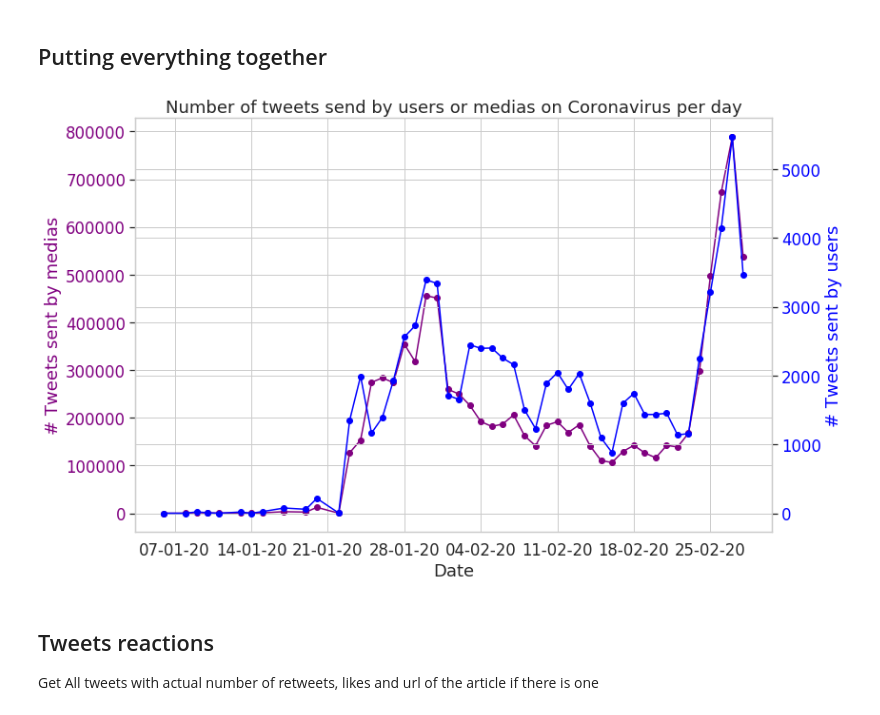
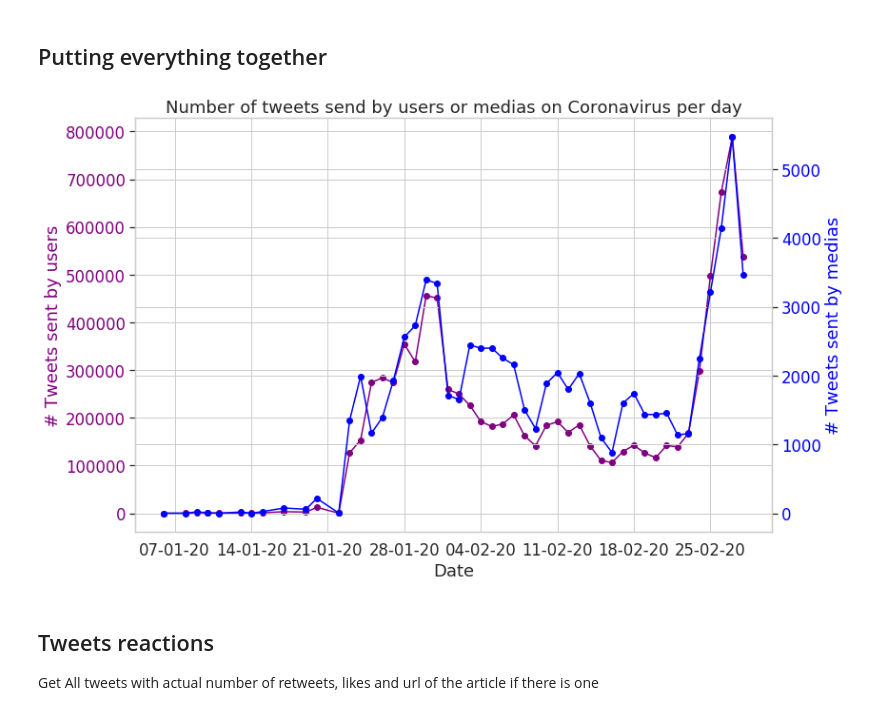
Before and after one commit to JRappaz/Panorama, a Jupyter notebook: notebooks/COVID.ipynb, the cells around one changed output. Drawn from its saved outputs; the diff is of its cells as text; code cells hidden in the pictures.

```diff
--- a/notebooks/COVID.ipynb
+++ b/notebooks/COVID.ipynb
@@ -147,14 +160,14 @@ plotTweetPerDay(tweets_medias_count, title, rolling_window=2)
 # %%
 tweets_per_day = groupHour.groupby([groupHour.date.dt.year, groupHour.date.dt.month, groupHour.date.dt.day])['count'].sum()
 tweets_per_day.index.names = ['Year', 'Month','Day']
 tweets_per_day = tweets_per_day.reset_index()
 tweets_per_day['date'] = pd.to_datetime(tweets_per_day[['Year', 'Month', 'Day']])
 tweets_per_day = tweets_per_day[['date', 'count']]
 
 merge = tweets_medias_count.merge(tweets_per_day, left_on='date', right_on='date', how='inner').fillna(0)
-plotTweetPerDay2Axis(merge, "count", "published", "date", y_1_label="# Tweets sent by medias", y_2_label="# Tweets sent by users")
+plotTweetPerDay2Axis(merge, "count", "published", "date", y_1_label="# Tweets sent by users", y_2_label="# Tweets sent by medias")
 # %% [output]
-[figure, old version]
+[figure, new version]
 # %% [markdown]
 ## Tweets reactions
 
```
Also changed, not shown: parts of 30 cells of this notebook, 2 other files.
